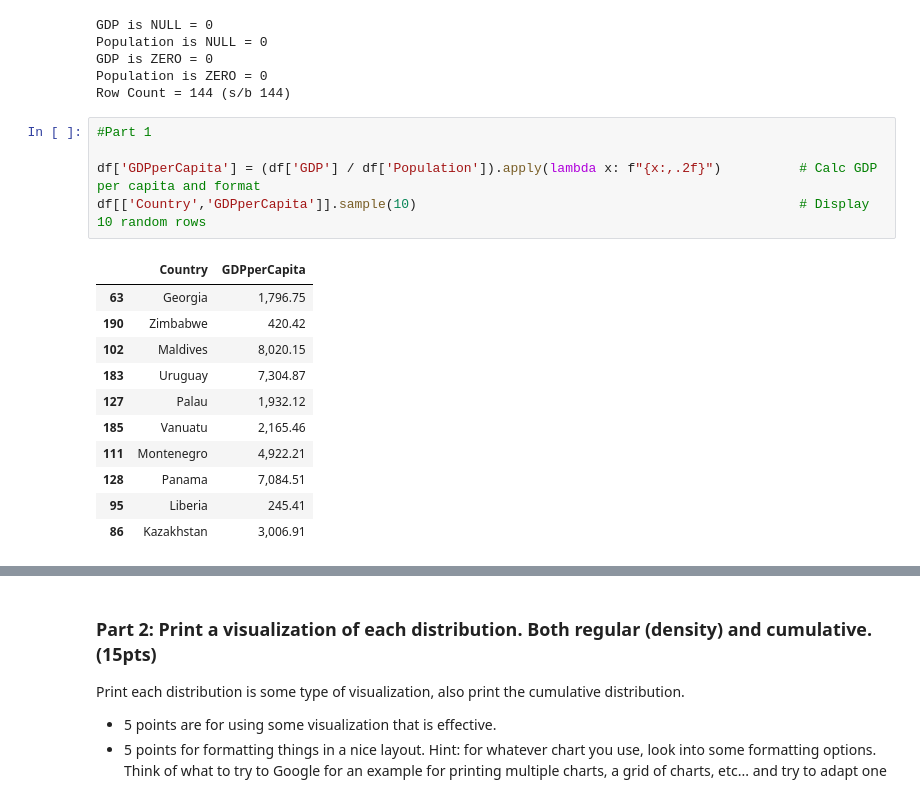
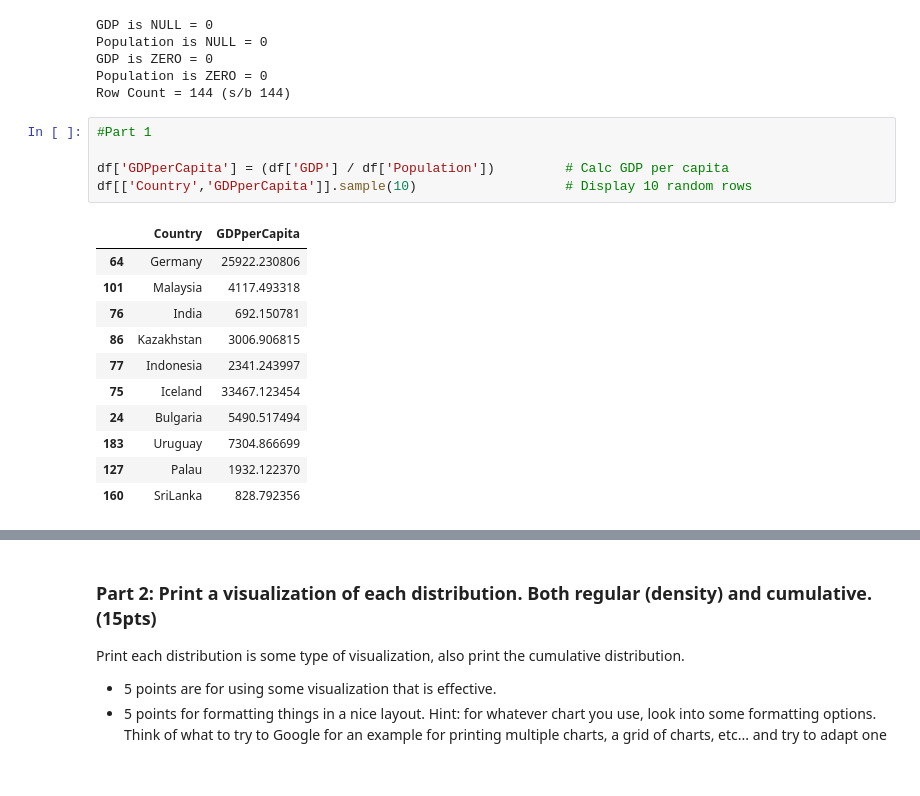
Before and after one commit to AkeemSemperDataScience/data3450-assignment-2-mlsiebold, a Jupyter notebook: START_Asn_2.ipynb, the cells around one changed output, grey strips where cells are left out. Saved outputs shown, nothing was run; the diff lists cells and outputs as text.

```diff
--- a/START_Asn_2.ipynb
+++ b/START_Asn_2.ipynb
@@ -120,17 +120,17 @@ Row Count = 144 (s/b 144)
 # %%
 #Part 1
 
-df['GDPperCapita'] = (df['GDP'] / df['Population']).apply(lambda x: f"{x:,.2f}")          # Calc GDP per capita and format
-df[['Country','GDPperCapita']].sample(10)                                                 # Display 10 random rows
+df['GDPperCapita'] = (df['GDP'] / df['Population'])         # Calc GDP per capita
+df[['Country','GDPperCapita']].sample(10)                   # Display 10 random rows
 # %% [output]
 |  | Country | GDPperCapita |
-| 63 | Georgia | 1,796.75 |
-| 190 | Zimbabwe | 420.42 |
-| 102 | Maldives | 8,020.15 |
-| 183 | Uruguay | 7,304.87 |
-| 127 | Palau | 1,932.12 |
-| 185 | Vanuatu | 2,165.46 |
-| 111 | Montenegro | 4,922.21 |
-| 128 | Panama | 7,084.51 |
-| 95 | Liberia | 245.41 |
-| 86 | Kazakhstan | 3,006.91 |
+| 64 | Germany | 25922.230806 |
+| 101 | Malaysia | 4117.493318 |
+| 76 | India | 692.150781 |
+| 86 | Kazakhstan | 3006.906815 |
+| 77 | Indonesia | 2341.243997 |
+| 75 | Iceland | 33467.123454 |
+| 24 | Bulgaria | 5490.517494 |
+| 183 | Uruguay | 7304.866699 |
+| 127 | Palau | 1932.122370 |
+| 160 | SriLanka | 828.792356 |
```
Also changed, not shown: parts of 11 cells of this notebook.
